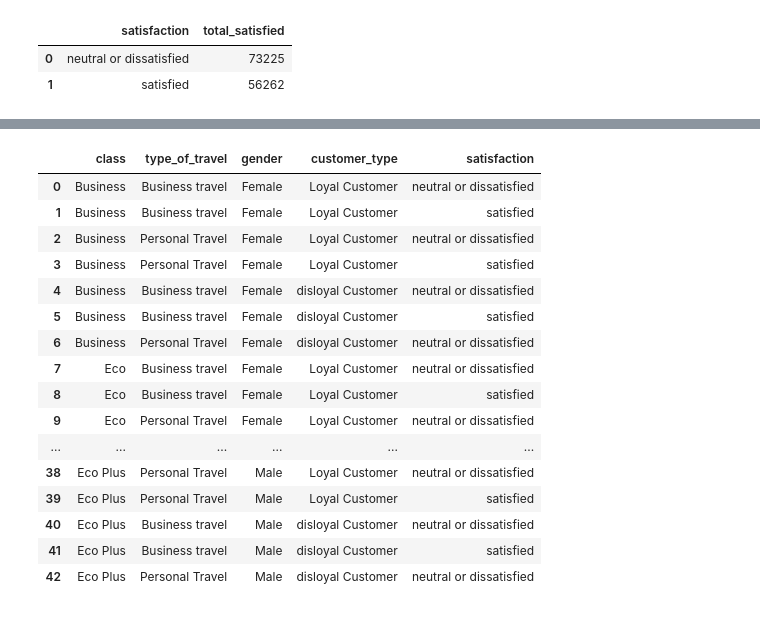
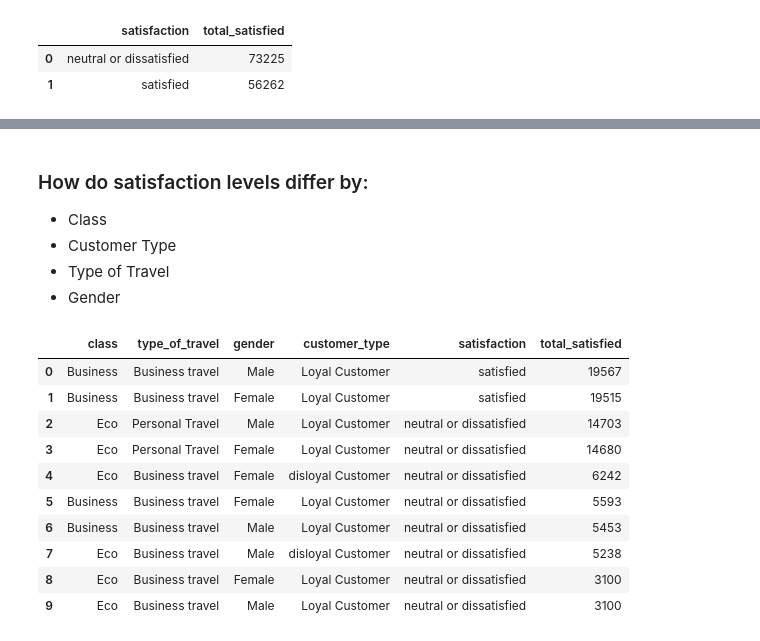
Before and after one commit to Jaylundharris/Airline-Customer-Engagement-Loyalty-Project, a Jupyter notebook: notebooks/01_data_exploration.ipynb, the cells around one changed output, grey strips where cells are left out. Drawn from its saved outputs; the diff is of its cells as text; code cells hidden in the pictures.

```diff
--- a/notebooks/01_data_exploration.ipynb
+++ b/notebooks/01_data_exploration.ipynb
@@ -302,37 +428,42 @@ satisfied_vs_dissatisfied
+# %% [markdown]
+### How do satisfaction levels differ by:
+
+- Class
+- Customer Type
+- Type of Travel
+- Gender
 # %%
 sd = """
 SELECT
     class,
     type_of_travel,
     gender,
     customer_type,
-    satisfaction
+    satisfaction,
+    COUNT(CASE WHEN satisfaction = 'satisfied' THEN 1.0 ELSE 0 END) AS total_satisfied
 FROM
     all_customers_loyalty
 GROUP BY
     gender,
     class,
     customer_type,
     type_of_travel,
     satisfaction
+ORDER BY
+    total_satisfied DESC
+LIMIT 10
 """
 satisfaction_difference = pd.read_sql(sd, conn)
 satisfaction_difference
 # %% [output]
-|  | class | type_of_travel | gender | customer_type | satisfaction |
-| 0 | Business | Business travel | Female | Loyal Customer | neutral or dissatisfied |
-| 1 | Business | Business travel | Female | Loyal Customer | satisfied |
-| 2 | Business | Personal Travel | Female | Loyal Customer | neutral or dissatisfied |
-| 3 | Business | Personal Travel | Female | Loyal Customer | satisfied |
-| 4 | Business | Business travel | Female | disloyal Customer | neutral or dissatisfied |
-| 5 | Business | Business travel | Female | disloyal Customer | satisfied |
-| 6 | Business | Personal Travel | Female | disloyal Customer | neutral or dissatisfied |
-| 7 | Eco | Business travel | Female | Loyal Customer | neutral or dissatisfied |
-| 8 | Eco | Business travel | Female | Loyal Customer | satisfied |
-| 9 | Eco | Personal Travel | Female | Loyal Customer | neutral or dissatisfied |
-| ... | ... | ... | ... | ... | ... |
-| 38 | Eco Plus | Personal Travel | Male | Loyal Customer | neutral or dissatisfied |
-| 39 | Eco Plus | Personal Travel | Male | Loyal Customer | satisfied |
-| 40 | Eco Plus | Business travel | Male | disloyal Customer | neutral or dissatisfied |
-| 41 | Eco Plus | Business travel | Male | disloyal Customer | satisfied |
-| 42 | Eco Plus | Personal Travel | Male | disloyal Customer | neutral or dissatisfied |
+|  | class | type_of_travel | gender | customer_type | satisfaction | total_satisfied |
+| 0 | Business | Business travel | Male | Loyal Customer | satisfied | 19567 |
+| 1 | Business | Business travel | Female | Loyal Customer | satisfied | 19515 |
+| 2 | Eco | Personal Travel | Male | Loyal Customer | neutral or dissatisfied | 14703 |
+| 3 | Eco | Personal Travel | Female | Loyal Customer | neutral or dissatisfied | 14680 |
+| 4 | Eco | Business travel | Female | disloyal Customer | neutral or dissatisfied | 6242 |
+| 5 | Business | Business travel | Female | Loyal Customer | neutral or dissatisfied | 5593 |
+| 6 | Business | Business travel | Male | Loyal Customer | neutral or dissatisfied | 5453 |
+| 7 | Eco | Business travel | Male | disloyal Customer | neutral or dissatisfied | 5238 |
+| 8 | Eco | Business travel | Female | Loyal Customer | neutral or dissatisfied | 3100 |
+| 9 | Eco | Business travel | Male | Loyal Customer | neutral or dissatisfied | 3100 |
```
Also changed, not shown: parts of 30 cells of this notebook, 1 other file.
